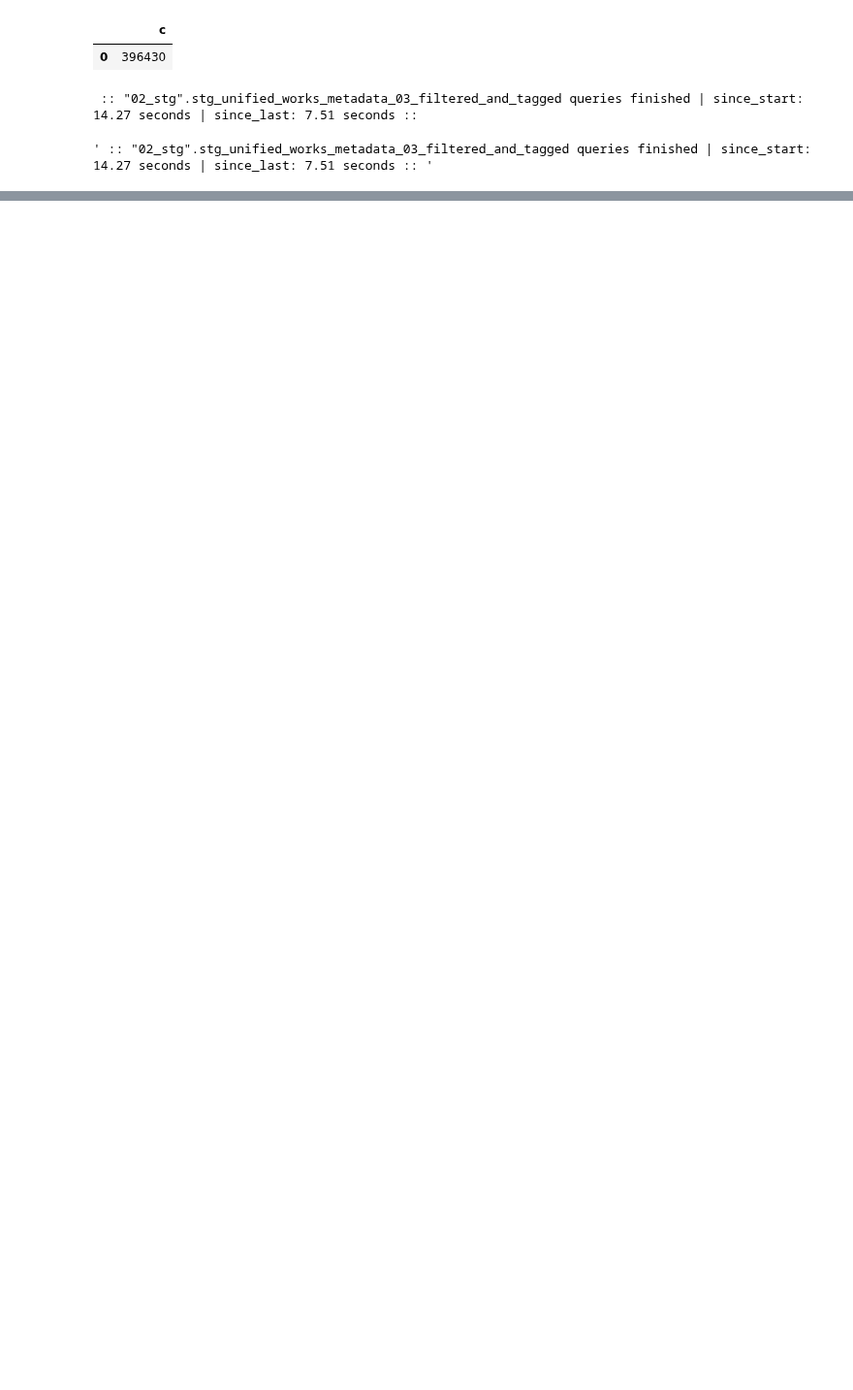
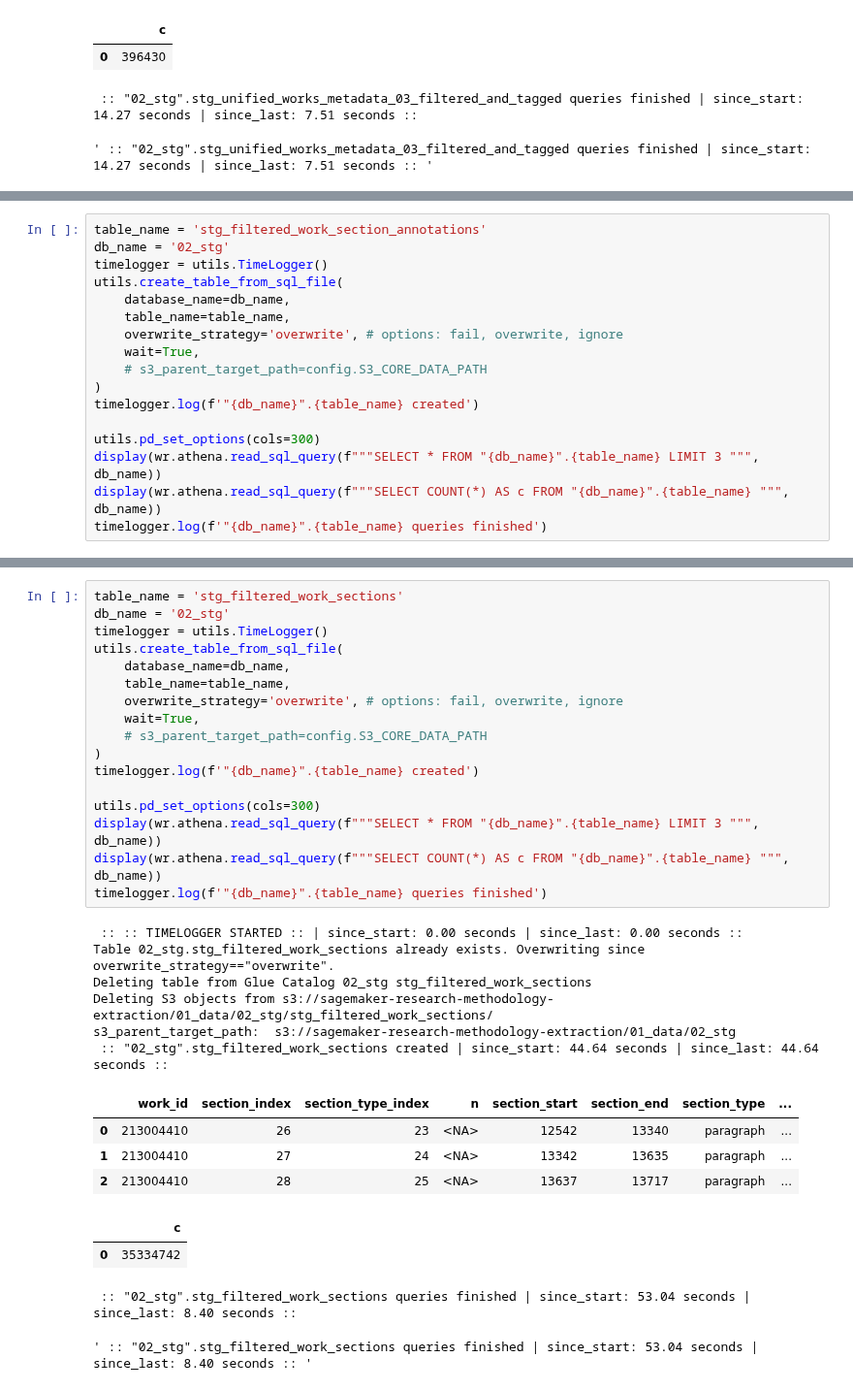
Before and after one commit to ka-steve/sagemaker_research_classification, a Jupyter notebook: src/04_transformation/04_01_transformation_control.ipynb, the cells around one changed output, grey strips where cells are left out. Shown at 97% size. Drawn from its saved outputs; the diff is of its cells as text; blank space fills up the shorter version.

Commit message:
Exploration of keyphrase extraction, creating chapters from headers and paragraphs

```diff
--- a/src/04_transformation/04_01_transformation_control.ipynb
+++ b/src/04_transformation/04_01_transformation_control.ipynb
@@ -722,0 +691,17 @@ SELECT id_semanticscholar, bucket_10p FROM numbered WHERE openalex_primary_topic
+# %%
+table_name = 'stg_filtered_work_section_annotations'
+db_name = '02_stg'
+timelogger = utils.TimeLogger()
+utils.create_table_from_sql_file(
+    database_name=db_name,
+    table_name=table_name,
+    overwrite_strategy='overwrite', # options: fail, overwrite, ignore
+    wait=True,
+    # s3_parent_target_path=config.S3_CORE_DATA_PATH
+)
+timelogger.log(f'"{db_name}".{table_name} created')
+
+utils.pd_set_options(cols=300)
+display(wr.athena.read_sql_query(f"""SELECT * FROM "{db_name}".{table_name} LIMIT 3 """, db_name))
+display(wr.athena.read_sql_query(f"""SELECT COUNT(*) AS c FROM "{db_name}".{table_name} """, db_name))
+timelogger.log(f'"{db_name}".{table_name} queries finished')
@@ -722,0 +721,32 @@ SELECT id_semanticscholar, bucket_10p FROM numbered WHERE openalex_primary_topic
+# %%
+table_name = 'stg_filtered_work_sections'
+db_name = '02_stg'
+timelogger = utils.TimeLogger()
+utils.create_table_from_sql_file(
+    database_name=db_name,
+    table_name=table_name,
+    overwrite_strategy='overwrite', # options: fail, overwrite, ignore
+    wait=True,
+    # s3_parent_target_path=config.S3_CORE_DATA_PATH
+)
+timelogger.log(f'"{db_name}".{table_name} created')
+
+utils.pd_set_options(cols=300)
+display(wr.athena.read_sql_query(f"""SELECT * FROM "{db_name}".{table_name} LIMIT 3 """, db_name))
+display(wr.athena.read_sql_query(f"""SELECT COUNT(*) AS c FROM "{db_name}".{table_name} """, db_name))
+timelogger.log(f'"{db_name}".{table_name} queries finished')
+# %% [output]
+ :: :: TIMELOGGER STARTED :: | since_start: 0.00 seconds | since_last: 0.00 seconds ::
+Table 02_stg.stg_filtered_work_sections already exists. Overwriting since overwrite_strategy=="overwrite".
+Deleting table from Glue Catalog 02_stg stg_filtered_work_sections
+Deleting S3 objects from s3://sagemaker-research-methodology-extraction/01_data/02_stg/stg_filtered_work_sections/
+s3_parent_target_path:  s3://sagemaker-research-methodology-extraction/01_data/02_stg
+ :: "02_stg".stg_filtered_work_sections created | since_start: 44.64 seconds | since_last: 44.64 seconds ::
+|  | work_id | section_index | section_type_index | n | section_start | section_end | section_type | ... |
+| 0 | 213004410 | 26 | 23 | <NA> | 12542 | 13340 | paragraph | ... |
+| 1 | 213004410 | 27 | 24 | <NA> | 13342 | 13635 | paragraph | ... |
+| 2 | 213004410 | 28 | 25 | <NA> | 13637 | 13717 | paragraph | ... |
+|  | c |
+| 0 | 35334742 |
+ :: "02_stg".stg_filtered_work_sections queries finished | since_start: 53.04 seconds | since_last: 8.40 seconds ::
+' :: "02_stg".stg_filtered_work_sections queries finished | since_start: 53.04 seconds | since_last: 8.40 seconds :: '
```
Also changed, not shown: parts of 14 cells of this notebook, 10 other files.
